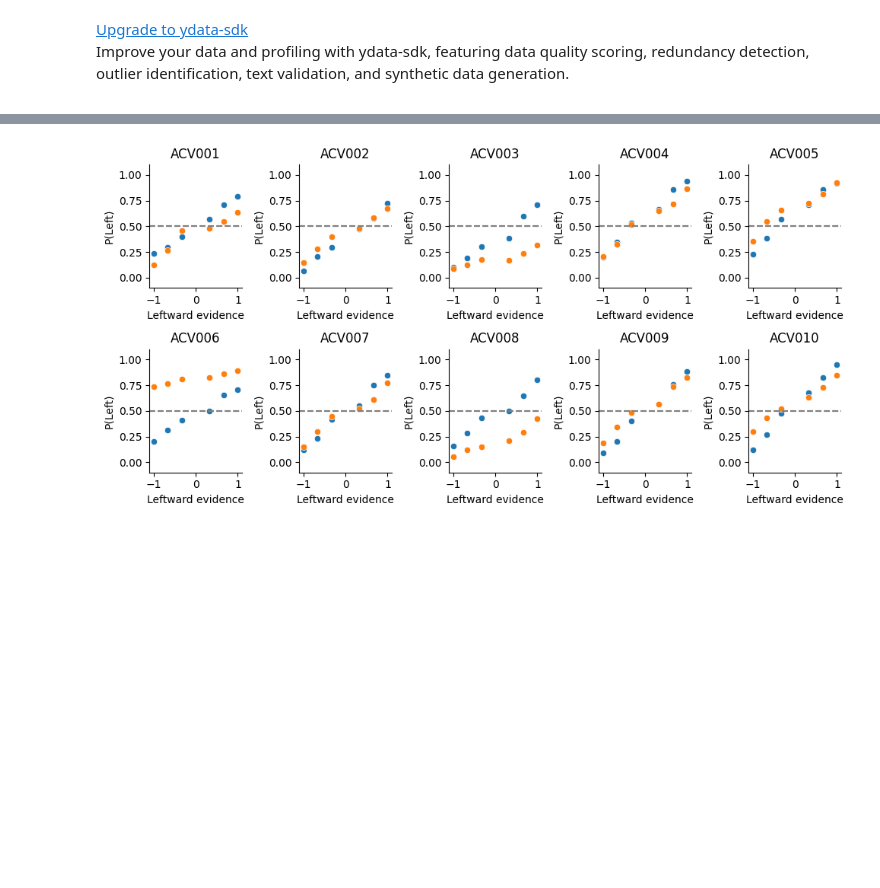
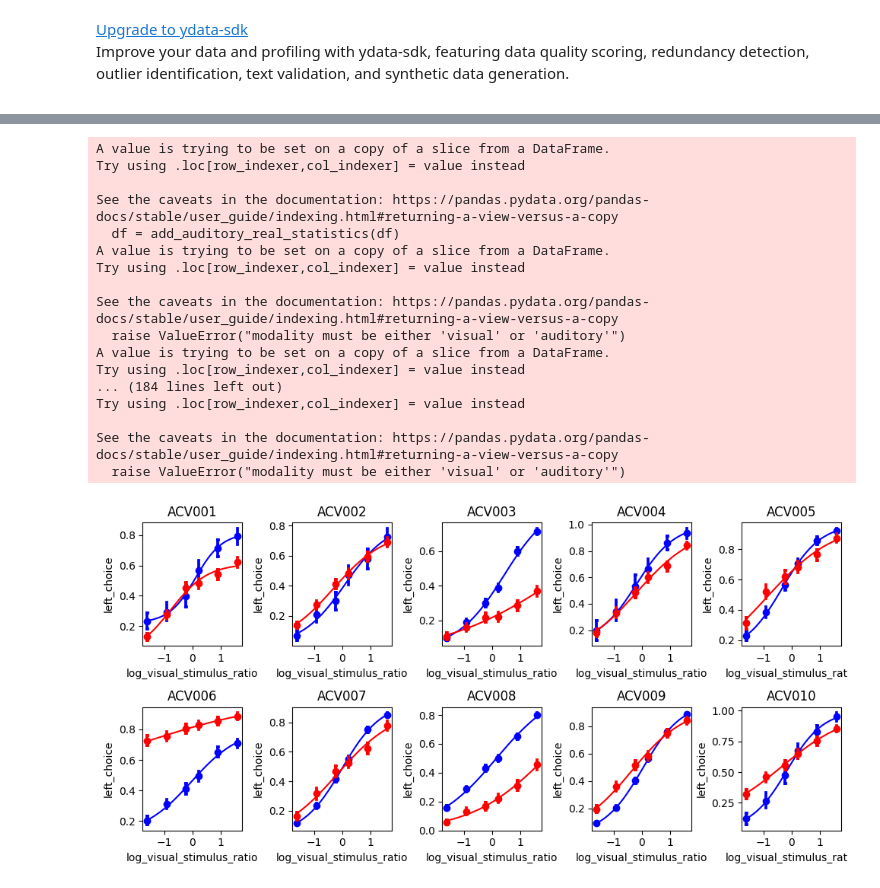
Before and after one commit to LearningCircuitsLab/behavior-analysis-notebooks, a Jupyter notebook: led_light_on_testing.ipynb, the cells around one changed output, grey strips where cells are left out. Drawn from its saved outputs; the diff is of its cells as text; code cells hidden in the pictures; blank space fills up the shorter version.

```diff
--- a/led_light_on_testing.ipynb
+++ b/led_light_on_testing.ipynb
@@ -74,29 +74,51 @@ df = df[df.current_training_stage == 'TwoAFC_visual_hard']
 # %%
 # date of turning on the leds
 led_on_date = pd.to_datetime('2025-05-28 12:10:00')
 
 # Ensure the 'date' column is in datetime format
 df['date'] = pd.to_datetime(df['date'])
 
 bef_df = df[df.date < led_on_date]
 aft_df = df[df.date >= led_on_date]
 
 # make a figure for each subject
 nrows = 2
 ncols = 5
 fig, axs = plt.subplots(nrows=nrows, ncols=ncols, figsize=(10, 5))
 for mouse, ax in zip(animals, axs.ravel()):
     # plot before the switch
     mouse_df = bef_df[bef_df.subject == mouse]
-    psych_df = dft.get_performance_by_difficulty(mouse_df)
-    ax = plots.psychometric_plot(psych_df, ax=ax)
+    psych_df = dft.get_performance_by_difficulty_ratio(mouse_df)
+    ax = plots.psychometric_plot(psych_df, x = 'visual_stimulus_ratio', y = 'left_choice', ax=ax,
+                                 point_kwargs={'color': 'blue'}, line_kwargs={'color': 'blue'})
     # plot after the switch
     mouse_df = aft_df[aft_df.subject == mouse]
-    psych_df = dft.get_performance_by_difficulty(mouse_df)
-    ax = plots.psychometric_plot(psych_df, ax=ax)
+    psych_df = dft.get_performance_by_difficulty_ratio(mouse_df)
+    ax = plots.psychometric_plot(psych_df, x = 'visual_stimulus_ratio', y = 'left_choice', ax=ax,
+                                 point_kwargs={'color': 'red'}, line_kwargs={'color': 'red'})
     ax.set_title(mouse)
+
+    # remove legend
+    ax.legend_.remove()
 
 plt.tight_layout()
 plt.show()
 # %% [output]
+A value is trying to be set on a copy of a slice from a DataFrame.
+Try using .loc[row_indexer,col_indexer] = value instead
+
+See the caveats in the documentation: https://pandas.pydata.org/pandas-docs/stable/user_guide/indexing.html#returning-a-view-versus-a-copy
+  df = add_auditory_real_statistics(df)
+A value is trying to be set on a copy of a slice from a DataFrame.
+Try using .loc[row_indexer,col_indexer] = value instead
+
+See the caveats in the documentation: https://pandas.pydata.org/pandas-docs/stable/user_guide/indexing.html#returning-a-view-versus-a-copy
+  raise ValueError("modality must be either 'visual' or 'auditory'")
+A value is trying to be set on a copy of a slice from a DataFrame.
+Try using .loc[row_indexer,col_indexer] = value instead
+... (184 lines left out)
+Try using .loc[row_indexer,col_indexer] = value instead
+
+See the caveats in the documentation: https://pandas.pydata.org/pandas-docs/stable/user_guide/indexing.html#returning-a-view-versus-a-copy
+  raise ValueError("modality must be either 'visual' or 'auditory'")
-[figure, old version]
+[figure, new version]
```
Also changed, not shown: parts of 1 cell of this notebook, 2 other files.
